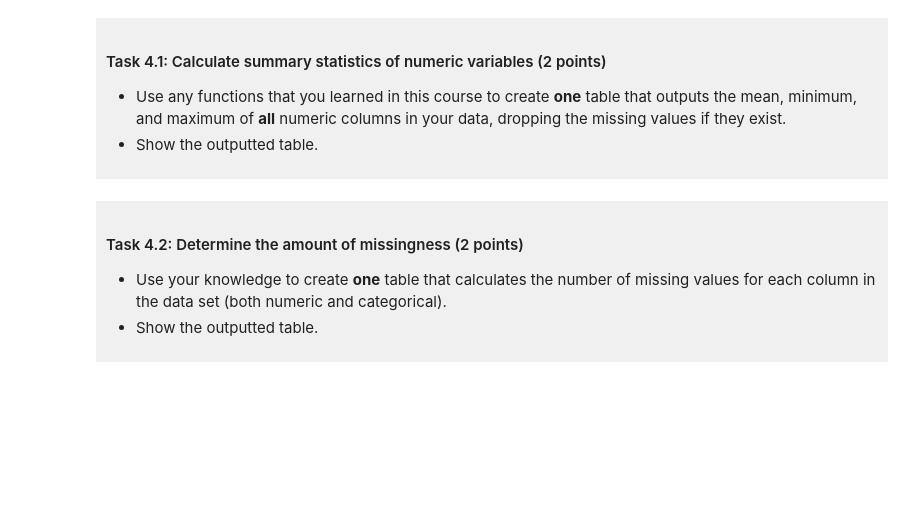
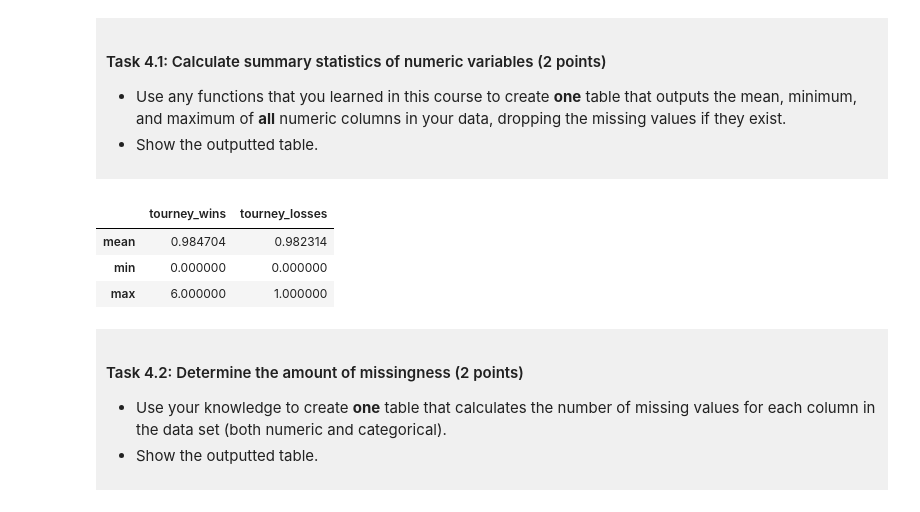
Before and after one commit to maddy991/dsci-100-project-MadelineWojcik, a Jupyter notebook: dsci-100-project-notebook (3).ipynb, the cells around one changed output. Saved outputs shown, nothing was run; the diff lists cells and outputs as text; code cells hidden in the pictures; blank space fills up the shorter version.

```diff
--- a/dsci-100-project-notebook (3).ipynb
+++ b/dsci-100-project-notebook (3).ipynb
@@ -245,7 +245,14 @@ You will refine your research question (if needed) and produce a tidy data set.
 
 </div>
 # %%
-### EDIT THIS CODE CELL ###
+numeric_data=tidy_data[["tourney_wins","tourney_losses"]] #classify which columns are numerical
+summary_data=numeric_data.agg(["mean","min","max"]) #find the mean, min, max of these columns
+summary_data
+# %% [output]
+|  | tourney_wins | tourney_losses |
+| mean | 0.984704 | 0.982314 |
+| min | 0.000000 | 0.000000 |
+| max | 6.000000 | 1.000000 |
 # %% [markdown]
 <div style="background-color: #f0f0f0; padding: 10px;">
 
```
Also changed, not shown: parts of 3 cells of this notebook.
